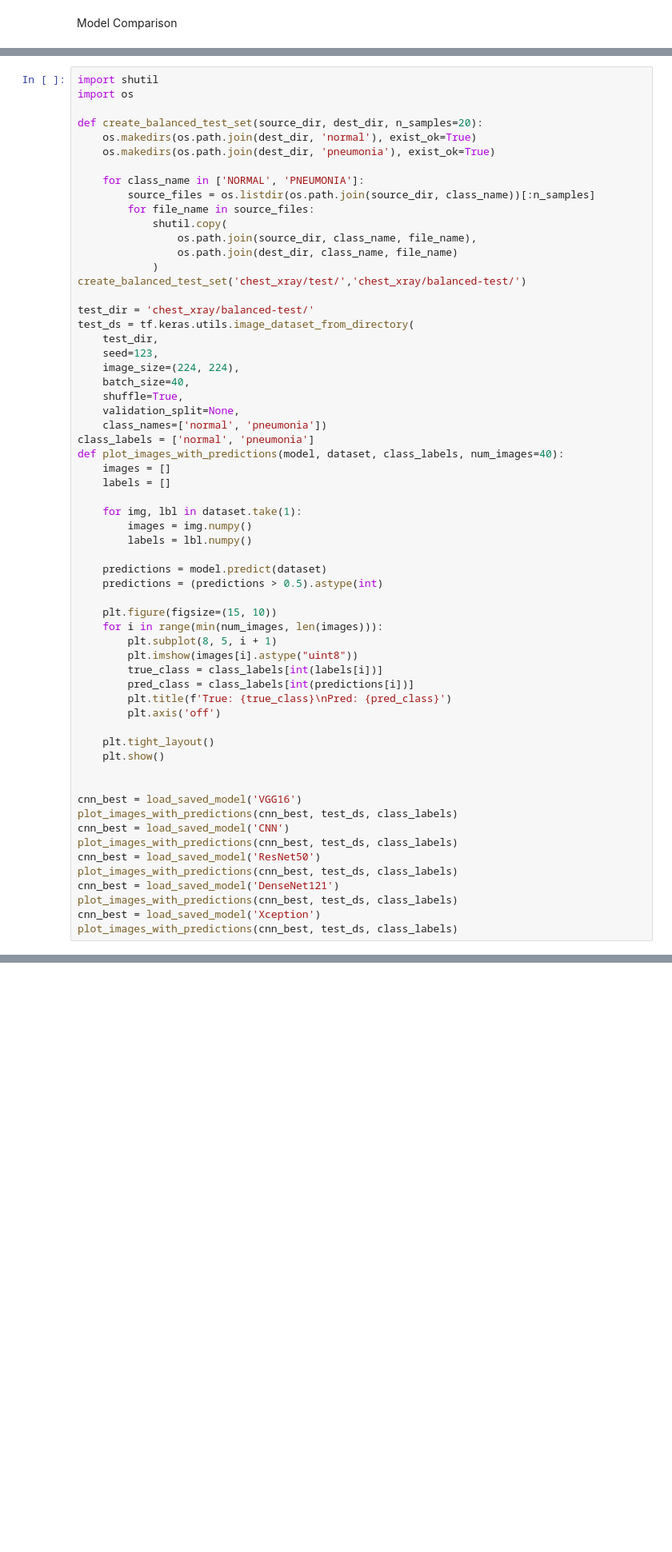
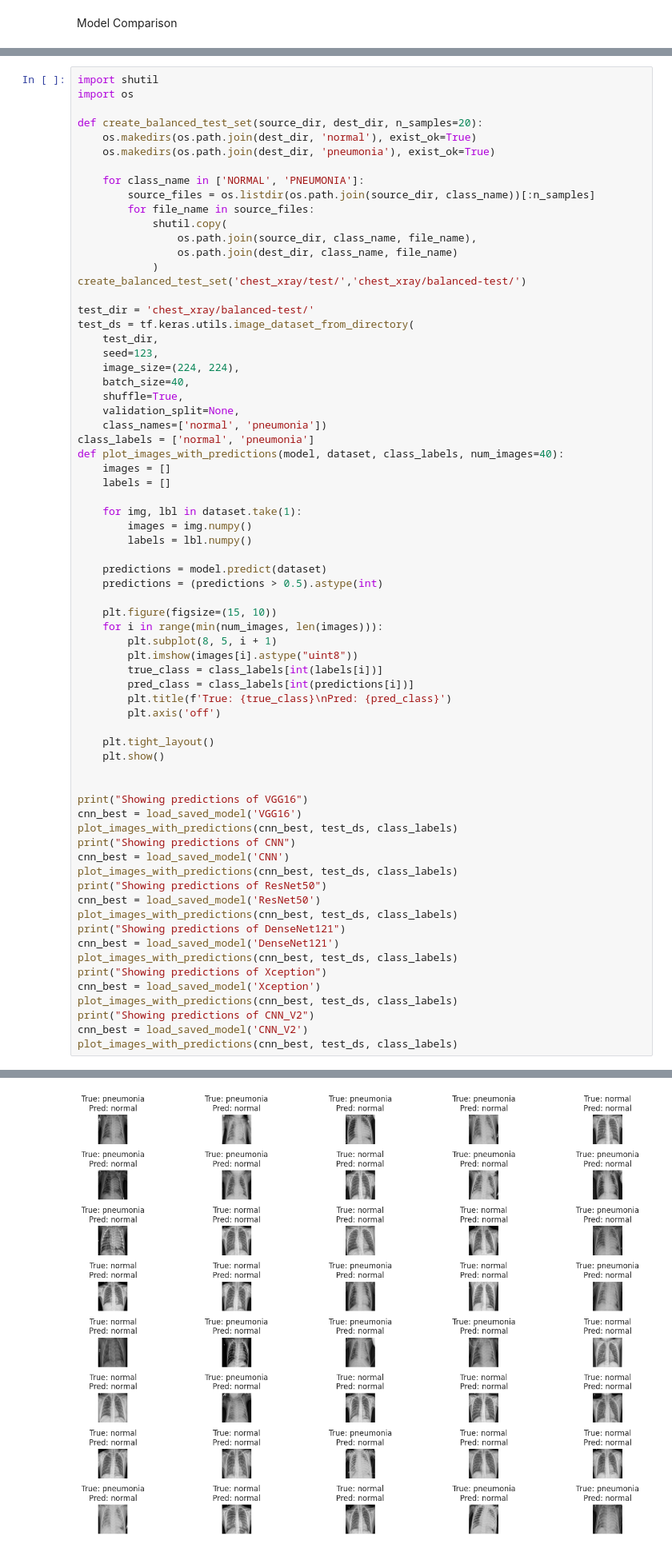
Before and after one commit to darius-f96/pneumonia-data-mining, a Jupyter notebook: pneumonia.ipynb, the cells around one changed output, grey strips where cells are left out. Shown at 80% size. Saved outputs shown, nothing was run; the diff lists cells and outputs as text; blank space fills up the shorter version.

```diff
--- a/pneumonia.ipynb
+++ b/pneumonia.ipynb
@@ -430,13 +509,22 @@ def plot_images_with_predictions(model, dataset, class_labels, num_images=40):
     plt.show()
 
 
+print("Showing predictions of VGG16")
 cnn_best = load_saved_model('VGG16')
 plot_images_with_predictions(cnn_best, test_ds, class_labels)
+print("Showing predictions of CNN")
 cnn_best = load_saved_model('CNN')
 plot_images_with_predictions(cnn_best, test_ds, class_labels)
+print("Showing predictions of ResNet50")
 cnn_best = load_saved_model('ResNet50')
 plot_images_with_predictions(cnn_best, test_ds, class_labels)
+print("Showing predictions of DenseNet121")
 cnn_best = load_saved_model('DenseNet121')
 plot_images_with_predictions(cnn_best, test_ds, class_labels)
+print("Showing predictions of Xception")
 cnn_best = load_saved_model('Xception')
 plot_images_with_predictions(cnn_best, test_ds, class_labels)
+print("Showing predictions of CNN_V2")
+cnn_best = load_saved_model('CNN_V2')
+plot_images_with_predictions(cnn_best, test_ds, class_labels)
+# %% [output]
@@ -442,0 +534 @@ plot_images_with_predictions(cnn_best, test_ds, class_labels)
+[figure, added]
```
Also changed, not shown: parts of 13 cells of this notebook, 28 other files.
